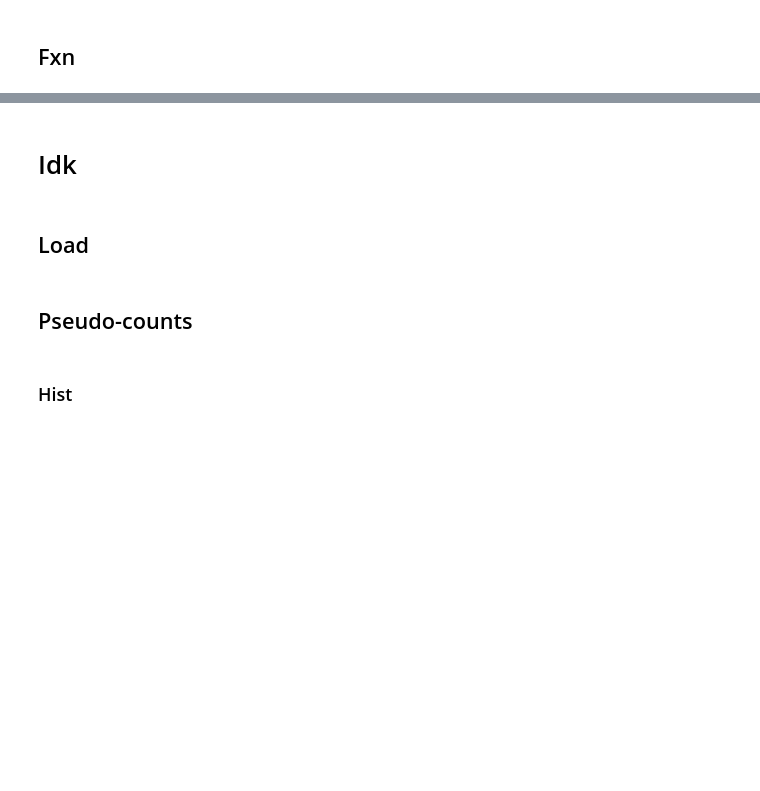
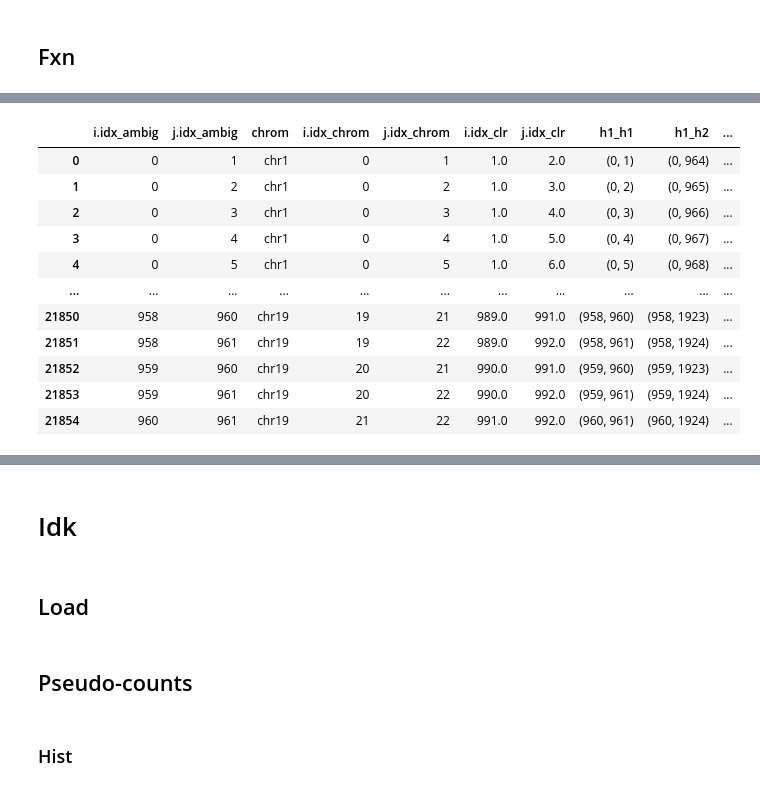
Before and after one commit to gesinecauer/Chromatin_Analysis_MOp, a Jupyter notebook: jupyter/snm3C-seq.ipynb, the cells around one changed output, grey strips where cells are left out. Drawn from its saved outputs; the diff is of its cells as text; code cells hidden in the pictures; blank space fills up the shorter version.

```diff
--- a/jupyter/snm3C-seq.ipynb
+++ b/jupyter/snm3C-seq.ipynb
@@ -258,0 +360,7 @@ if os.path.exists('pseudocounts_vs_snm3c.tsv'):
+# %%
+result_idx = results_df.loc[results_df.func == 'thresholded'].index[0]
+
+tmp = plot_best_result(matrix_df, sc_dis=sc_dis, results_df=results_df.loc[result_idx].to_frame().T.reset_index(drop=True), plot=False)[0]
+for x in ('mean', 'med'):
+    prev = results_df.loc[result_idx, x]
+    print(f"{x:<4}... prev={prev:<4.4g}     current={tmp[x]:<4.4g}     adding inter-hmlg ↑R by {(tmp[x] - prev)/prev * 100:.4g}%")
@@ -258,0 +372,10 @@ if os.path.exists('pseudocounts_vs_snm3c.tsv'):
+# %%
+func = 'logistic'
+
+filtered_for_func = results_df_intraM[(results_df_intraM.func == func)]
+# display(filtered_for_func.loc[filtered_for_func.index.values[40:]])
+
+# filtered_for_func.index.values[:40]
+
+i = 40
+# results_df_intraM.loc[i, 'func_kwargs']
@@ -354,6 +567,69 @@ def power(x, alpha):
 
 def thresholded(x, cutoff):
     return x <= cutoff
-# %%
-def obj_compare_pseudocounts(X, matrix_df, sc_dis):
-    pass
+# %%
+def logistic_jax(d, alpha, d0=0, v=1, q=1, L=1):
+    tmp = -alpha * v * (d - d0)
+    res = L / jnp.power(1 + q * jnp.exp(tmp), 1 / v)
+    # res = jnp.exp(jnp.log(L) - jnp.log1p(q * jnp.exp(tmp))) / v
+    return res
+
+
+def obj_compare_pseudocounts(X, snm3c, dis_per_quadrant):
+    alpha, d0, v, q = X
+
+    # Get pseudocounts
+    numerator = jnp.zeros(dis_per_quadrant[0].shape[0])
+    denominator = jnp.zeros(dis_per_quadrant[0].shape[0])
+    for dis in dis_per_quadrant:
+        mask_sc = jnp.invert(jnp.isnan(dis))
+        counts_sc = jnp.where(
+            mask_sc,
+            logistic_jax(dis[mask_sc], alpha=alpha, d0=d0, v=v, q=q),
+            jnp.zeros_like(dis))
+        numerator += counts_sc.sum(axis=1)
+        denominator += mask_sc.sum(axis=1)
+    counts = numerator / denominator
+
+    pearson_r = np.corrcoef(snm3c, counts)[0, 1]
+    return pearson_r
+
+
+def estimate_logistic_param(matrix_df, sc_dis):
+    matrix_df_ambig = matrix_df.copy()
+    pass
+
+
+def unambig_idx_per_ambig(df):
+    s = ('h' + df['i.hmlg'].astype(str) + '_h' + df['j.hmlg'].astype(str)).to_frame().reset_index().set_index(0)['index']
+    s['snm3c'] = np.nan
+    if df.snm3c.notnull().all():
+        s['snm3c'] = df.snm3c.mean()
+    return s
+
+grp_cols = ['i.idx_ambig', 'j.idx_ambig', 'chrom', 'i.idx_chrom', 'j.idx_chrom',
+            'i.idx_clr', 'j.idx_clr']
+matrix_df_ambig = matrix_df.copy()
+mask_swap = matrix_df['i.idx_ambig'] > matrix_df['j.idx_ambig']
+if mask_swap.any():  # Ambig index pair should fall in upper triangular
+    for col in ('idx_ambig', 'idx_chrom', 'hmlg', 'idx_clr'):
+        matrix_df_ambig.loc[mask_swap, f'i.{col}'] = matrix_df.loc[mask_swap, f'j.{col}']
+        matrix_df_ambig.loc[mask_swap, f'j.{col}'] = matrix_df.loc[mask_swap, f'i.{col}']
+matrix_df_ambig = matrix_df_ambig[  # Remove diagonal of ambig
+    matrix_df_ambig['i.idx_ambig'] != matrix_df_ambig['j.idx_ambig']]
+# matrix_df_ambig = matrix_df_ambig[grp_cols + ['snm3c']].groupby(grp_cols).mean().reset_index(level=np.arange(len(grp_cols)).tolist())
+
+# df = matrix_df_ambig[(matrix_df_ambig['i.idx_ambig'] == 0) & (matrix_df_ambig['j.idx_ambig'] == 1)]
+# ('h' + df['i.hmlg'].astype(str) + '_h' + df['j.hmlg'].astype(str)).to_frame().reset_index().set_index(0)['index']
+
+matrix_df_ambig = matrix_df_ambig[grp_cols + ['i.hmlg', 'j.hmlg', 'snm3c']].groupby(
+    grp_cols).apply(unambig_idx_per_ambig, include_groups=False).reset_index(
+    level=np.arange(len(grp_cols)).tolist())
+
+
+print(matrix_df_ambig.snm3c.isnull().sum())
+print((matrix_df_ambig.snm3c == 0).sum())
+
+
+matrix_df_ambig
+# %% [output]
@@ -359,0 +638,12 @@ def obj_compare_pseudocounts(X, matrix_df, sc_dis):
+|  | i.idx_ambig | j.idx_ambig | chrom | i.idx_chrom | j.idx_chrom | i.idx_clr | j.idx_clr | h1_h1 | h1_h2 | ... |
+| 0 | 0 | 1 | chr1 | 0 | 1 | 1.0 | 2.0 | (0, 1) | (0, 964) | ... |
+| 1 | 0 | 2 | chr1 | 0 | 2 | 1.0 | 3.0 | (0, 2) | (0, 965) | ... |
+| 2 | 0 | 3 | chr1 | 0 | 3 | 1.0 | 4.0 | (0, 3) | (0, 966) | ... |
+| 3 | 0 | 4 | chr1 | 0 | 4 | 1.0 | 5.0 | (0, 4) | (0, 967) | ... |
+| 4 | 0 | 5 | chr1 | 0 | 5 | 1.0 | 6.0 | (0, 5) | (0, 968) | ... |
+| ... | ... | ... | ... | ... | ... | ... | ... | ... | ... | ... |
+| 21850 | 958 | 960 | chr19 | 19 | 21 | 989.0 | 991.0 | (958, 960) | (958, 1923) | ... |
+| 21851 | 958 | 961 | chr19 | 19 | 22 | 989.0 | 992.0 | (958, 961) | (958, 1924) | ... |
+| 21852 | 959 | 960 | chr19 | 20 | 21 | 990.0 | 991.0 | (959, 960) | (959, 1923) | ... |
+| 21853 | 959 | 961 | chr19 | 20 | 22 | 990.0 | 992.0 | (959, 961) | (959, 1924) | ... |
+| 21854 | 960 | 961 | chr19 | 21 | 22 | 991.0 | 992.0 | (960, 961) | (960, 1924) | ... |
```
Also changed, not shown: parts of 26 cells of this notebook.
